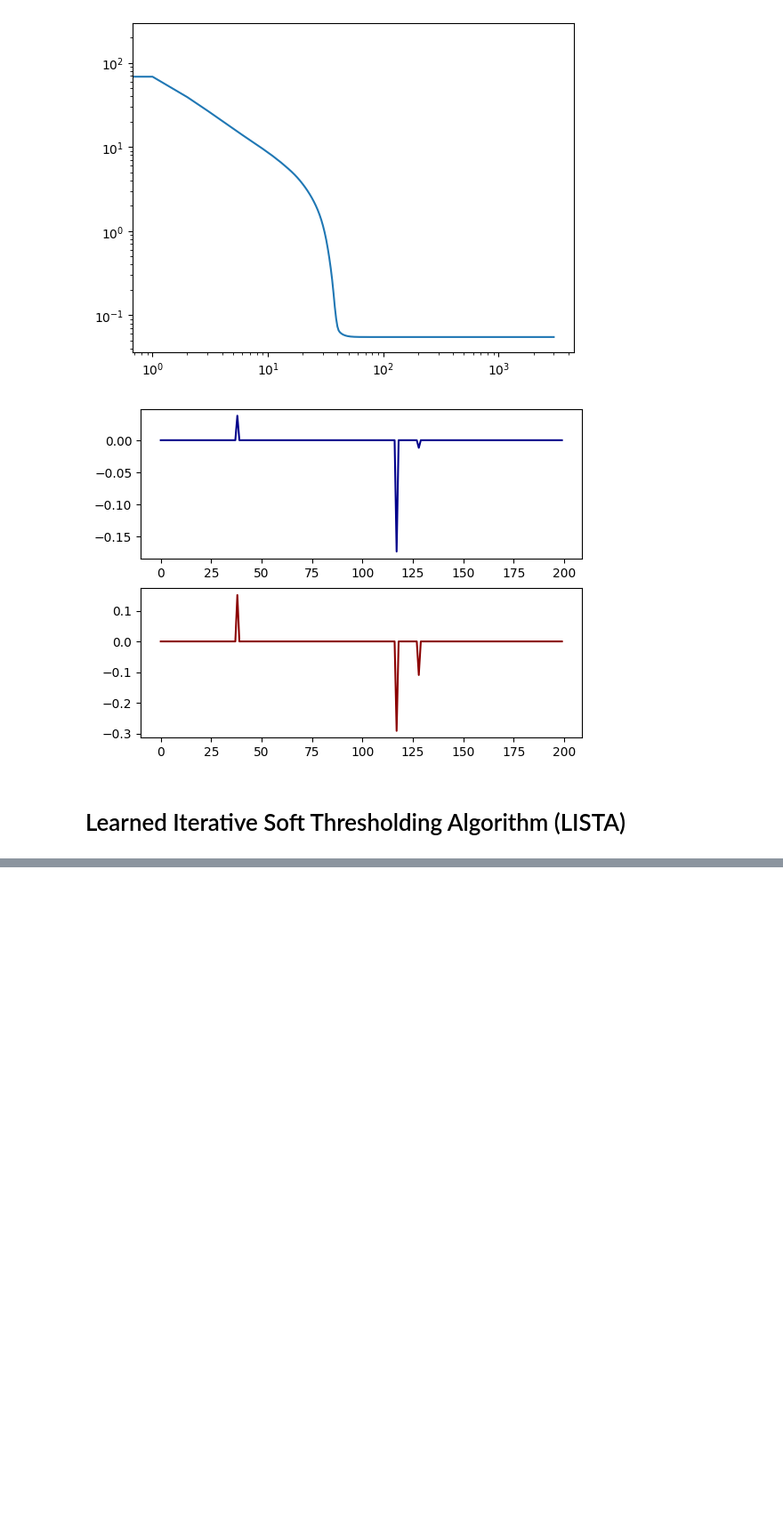
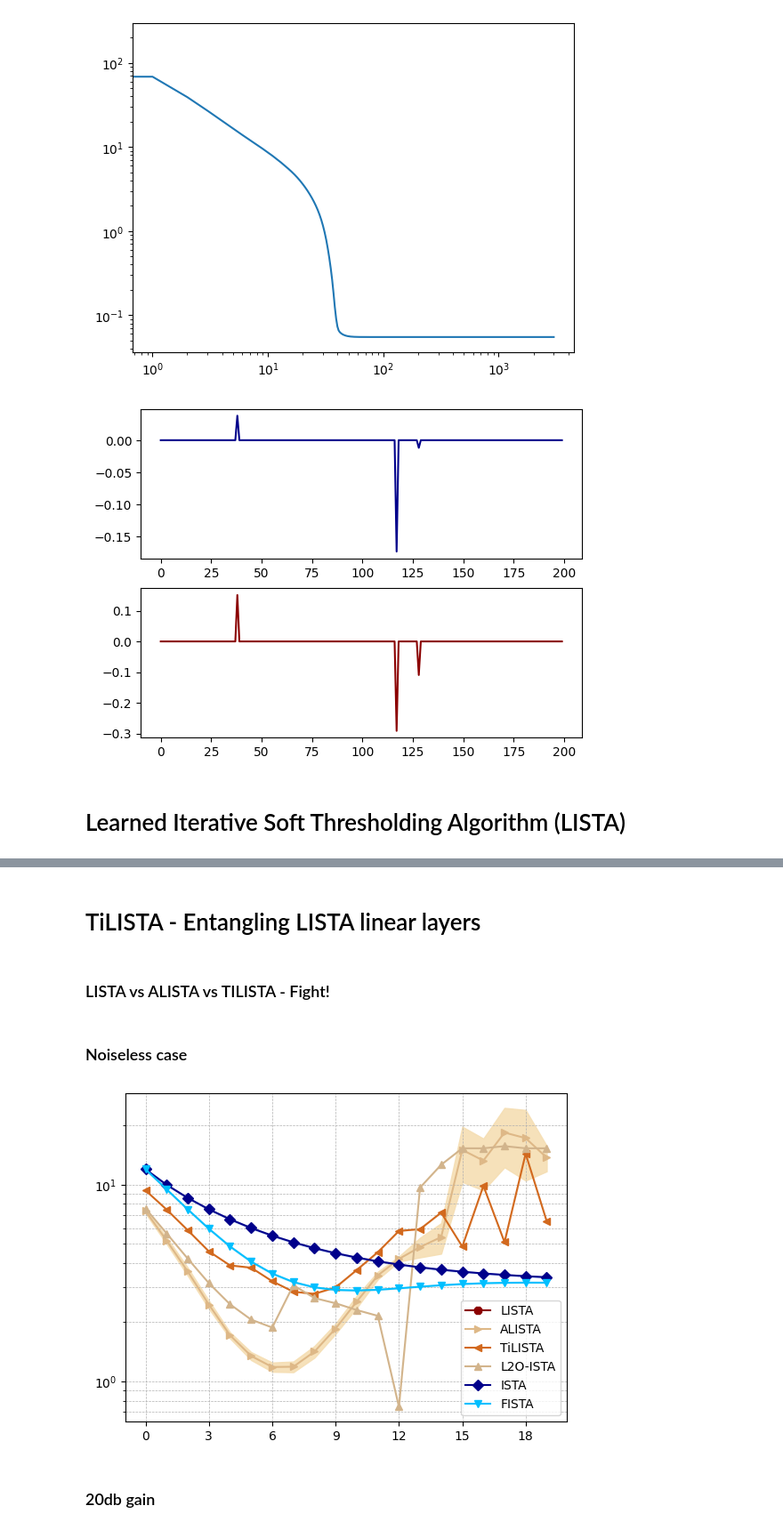
Before and after one commit to LeoDiNino97/NonconvexSparseLearningUnrolledSCA, a Jupyter notebook: Sparse analysis/ISTA_LISTA.ipynb, the cells around one changed output, grey strips where cells are left out. Shown at 89% size. Drawn from its saved outputs; the diff is of its cells as text; code cells hidden in the pictures; blank space fills up the shorter version.

```diff
--- a/Sparse analysis/ISTA_LISTA.ipynb
+++ b/Sparse analysis/ISTA_LISTA.ipynb
@@ -646,0 +692,2 @@ tensor([[[1.]],
+# %% [markdown]
+# TiLISTA - Entangling LISTA linear layers
@@ -646,0 +741,4 @@ tensor([[[1.]],
+# %% [markdown]
+### LISTA vs ALISTA vs TILISTA - Fight!
+# %% [markdown]
+### Noiseless case
@@ -646,0 +815,50 @@ tensor([[[1.]],
+# %%
+plt.plot(np.mean(LISTA_LOSS, axis = 0), label='LISTA', color='darkred', marker = '8')
+plt.fill_between(range(LAYERS),
+                    np.mean(LISTA_LOSS, axis = 0) - (2/np.sqrt(LISTA_LOSS.shape[1])) * np.std(LISTA_LOSS, axis = 0),
+                    np.mean(LISTA_LOSS, axis = 0) + (2/np.sqrt(LISTA_LOSS.shape[1])) * np.std(LISTA_LOSS, axis = 0),
+                    color='darkred',
+                    alpha=0.1)
+
+plt.plot(np.mean(ALISTA_LOSS, axis = 0), label='ALISTA', color='burlywood', marker = '>')
+plt.fill_between(range(LAYERS),
+                    np.mean(ALISTA_LOSS, axis = 0) - (2/np.sqrt(ALISTA_LOSS.shape[1])) * np.std(ALISTA_LOSS, axis = 0),
+                    np.mean(ALISTA_LOSS, axis = 0) + (2/np.sqrt(ALISTA_LOSS.shape[1])) * np.std(ALISTA_LOSS, axis = 0),
+                    color='wheat',
+                    alpha=0.9)
+
+plt.plot(np.mean(TiLISTA_LOSS, axis = 0), label='TiLISTA', color='chocolate', marker = '<')
+plt.fill_between(range(LAYERS),
+                    np.mean(TiLISTA_LOSS, axis = 0) - (2/np.sqrt(TiLISTA_LOSS.shape[1])) * np.std(TiLISTA_LOSS, axis = 0),
+                    np.mean(TiLISTA_LOSS, axis = 0) + (2/np.sqrt(TiLISTA_LOSS.shape[1])) * np.std(TiLISTA_LOSS, axis = 0),
+                    color='sandybrown',
+                    alpha=0.2)
+plt.plot(np.mean(L2O_ISTA_LOSS, axis = 0), label='L2O-ISTA', color='tan', marker = '^')
+plt.fill_between(range(LAYERS),
+                    np.mean(L2O_ISTA_LOSS, axis = 0) - (2/np.sqrt(L2O_ISTA_LOSS.shape[1])) * np.std(L2O_ISTA_LOSS, axis = 0),
+                    np.mean(L2O_ISTA_LOSS, axis = 0) + (2/np.sqrt(L2O_ISTA_LOSS.shape[1])) * np.std(L2O_ISTA_LOSS, axis = 0),
+                    color='moccasin',
+                    alpha=0.2)
+plt.plot(np.mean(ISTA_LOSS, axis = 0), label='ISTA', color='darkblue', marker = 'D')
+plt.fill_between(range(LAYERS),
+                np.mean(ISTA_LOSS, axis = 0) - (2/np.sqrt(ISTA_LOSS.shape[1])) * np.std(ISTA_LOSS, axis = 0),
+                np.mean(ISTA_LOSS, axis = 0) + (2/np.sqrt(ISTA_LOSS.shape[1])) * np.std(ISTA_LOSS, axis = 0),
+                color='cornflowerblue',
+                alpha=0.2)
+
+plt.plot(np.mean(FISTA_LOSS, axis = 0), label='FISTA', color='deepskyblue', marker = 'v')
+plt.fill_between(range(LAYERS),
+                np.mean(FISTA_LOSS, axis = 0) - (2/np.sqrt(FISTA_LOSS.shape[1])) * np.std(FISTA_LOSS, axis = 0),
+                np.mean(FISTA_LOSS, axis = 0) + (2/np.sqrt(FISTA_LOSS.shape[1])) * np.std(FISTA_LOSS, axis = 0),
+                color='skyblue',
+                alpha=0.2)
+
+plt.gca().xaxis.set_major_locator(MaxNLocator(integer=True))
+
+plt.grid(True, which="both", ls="--", linewidth=0.5)
+plt.legend()
+plt.yscale('log')
+# %% [output]
+[figure, added]
+# %% [markdown]
+### 20db gain
```
Also changed, not shown: parts of 45 cells of this notebook, 10 other files.
